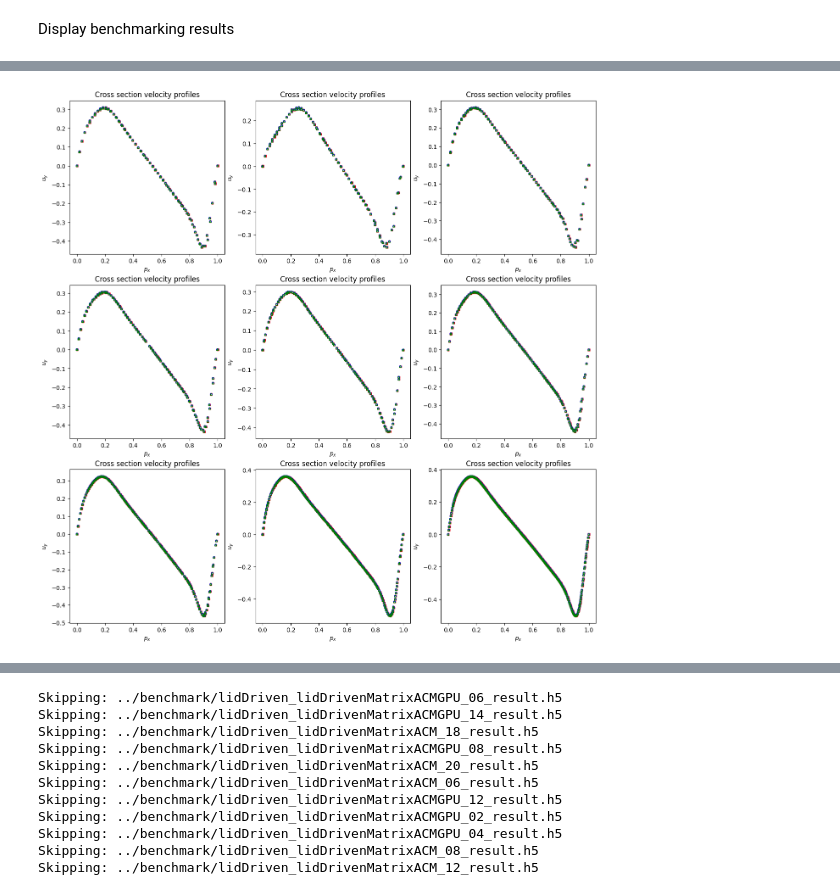
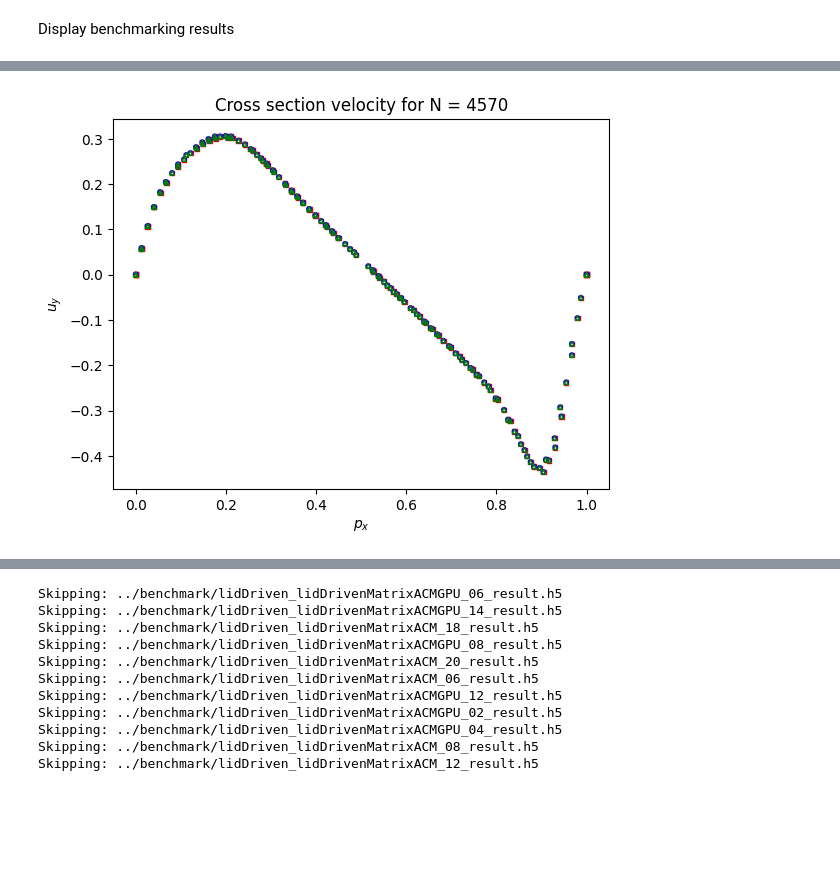
Before and after one commit to ggasper/lid-driven-cavity-gpu, a Jupyter notebook: benchmark/benchmark.ipynb, the cells around one changed output, grey strips where cells are left out. Cells and saved outputs as stored; diff of their text form; code cells hidden in the pictures; blank space fills up the shorter version.

```diff
--- a/benchmark/benchmark.ipynb
+++ b/benchmark/benchmark.ipynb
@@ -2,7 +2,7 @@
 import tempfile
 import numpy as np
 # %%
-def midplane_velocity_profile(ax, pos, u, h, marker, color):
+def midplane_velocity_profile(ax, pos, u, h, N, marker, color):
     size = 10
     y_min = min(pos[1])
     y_max = max(pos[1])
@@ -15,7 +15,7 @@ def midplane_velocity_profile(ax, pos, u, h, marker, color):
     ax.scatter(xs_midplane, uy_midplane, s=size, color=color, marker=marker, facecolors='none')
     ax.set_xlabel('$p_x$')
     ax.set_ylabel('$u_y$')
-    ax.set_title(f"Cross section velocity for h = {h}")
+    ax.set_title(f"Cross section velocity for N = {N}")
 # %% [markdown]
 # Execute all versions of lid driven cavity problem
 # %%
@@ -35,9 +36,11 @@ param_directory = tempfile.TemporaryDirectory()
 Create parameter files
 # %%
 def get_output_path(program, h):
-    return Path("benchmark", f"lidDriven_{program}_{int(h*1000):0>2}_result.h5")
+    h_str = str(h)[2:]
+    return Path("benchmark", "results", f"lidDriven_{program}_{h_str}_result.h5")
 def get_param_path(param_dir, program, h):
-    return Path(param_dir.name, f"chanelFlow_{program}_{int(h*1000):0>2}.xml")
+    h_str = str(h)[2:]
+    return Path(param_dir.name, f"chanelFlow_{program}_{h_str}.xml")
 # %%
 parameter_path = Path("..", "params")
 default_param = parameter_path / "chanelFlow.xml"
@@ -87,7 +93,7 @@ for name, (solver_u, solver_p) in programs.items():
     for h in hs:
         result_file = Path("..") / get_output_path(f"{solver_u}_{solver_p}", h)
         with h5py.File(result_file) as f:
-            time = f.attrs["time"]
+            time = f['times'].attrs["time"]
             N = len(f["domain/pos"][()][0])
             Ns.append(N)
             ts.append(time)
@@ -96,6 +102,7 @@ for name, (solver_u, solver_p) in programs.items():
 ax.set_xlabel('N')
 ax.set_ylabel('time [s]')
 plt.yscale('log')
+plt.xscale('log')
 ax.set_title("Time plot")
 ax.legend()
 # %% [output]
@@ -135,13 +146,16 @@ for i, h in enumerate(hs):
 # %%
-fig, axs = plt.subplots(3, 3, figsize=(16,16))
+# fig, axs = plt.subplots(3, 3, figsize=(16,16))
+fig, ax = plt.subplots()
 colors = ['red', 'blue', 'green', 'purple', 'orange']
 markers = ['s', 'o', '^', '+', 'D']
-for i, h in enumerate(hs):
-    for j, (name, (solver_u, solver_p)) in enumerate(programs.items()):
-        result_file = Path('..') / get_output_path(f"{solver_u}_{solver_p}", h)
-        with h5py.File(result_file) as f:
-            u = np.array(f['velocity'], dtype=np.float64)
-            pos = np.array(f['domain/pos'], dtype=np.float64)
-            midplane_velocity_profile(axs[i // 3][i % 3], pos, u, h, markers[j], colors[j])
+# for i, h in enumerate(hs):
+h = hs[3]
+for j, (name, (solver_u, solver_p)) in enumerate(programs.items()):
+    result_file = Path('..') / get_output_path(f"{solver_u}_{solver_p}", h)
+    with h5py.File(result_file) as f:
+        u = np.array(f['velocity'], dtype=np.float64)
+        pos = np.array(f['domain/pos'], dtype=np.float64)
+        N = len(f['domain/pos'][0])
+        midplane_velocity_profile(ax, pos, u, h, N, markers[j], colors[j])
 # %% [output]
-[figure, old version]
+[figure, new version]
```
Also changed, not shown: parts of 10 cells of this notebook, 50 other files.
